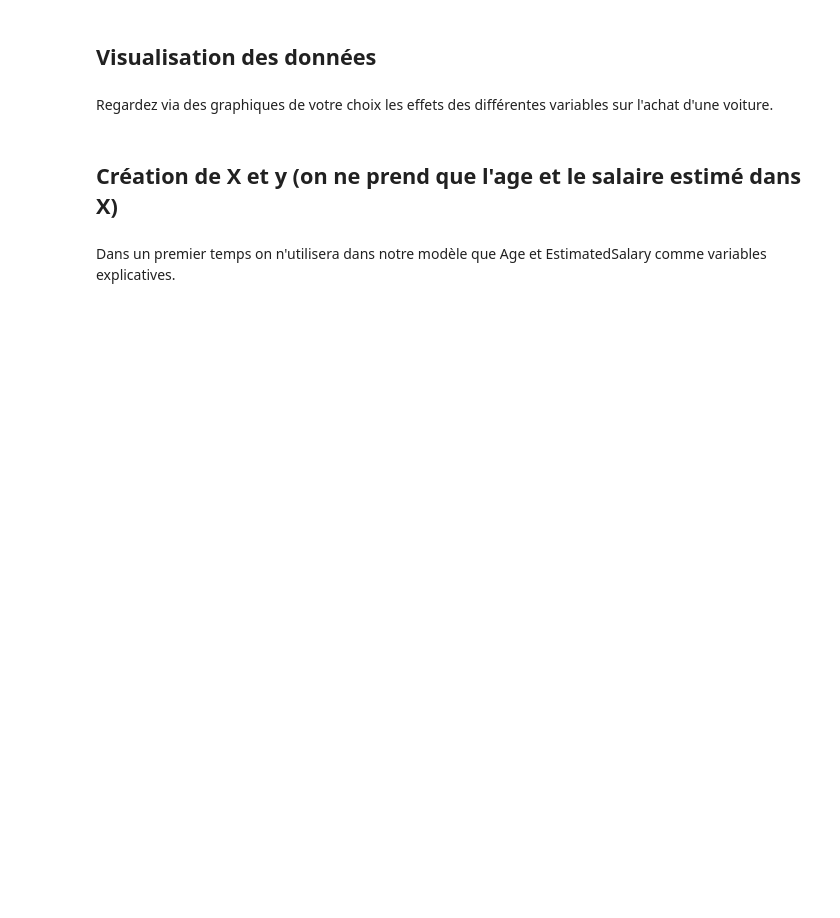
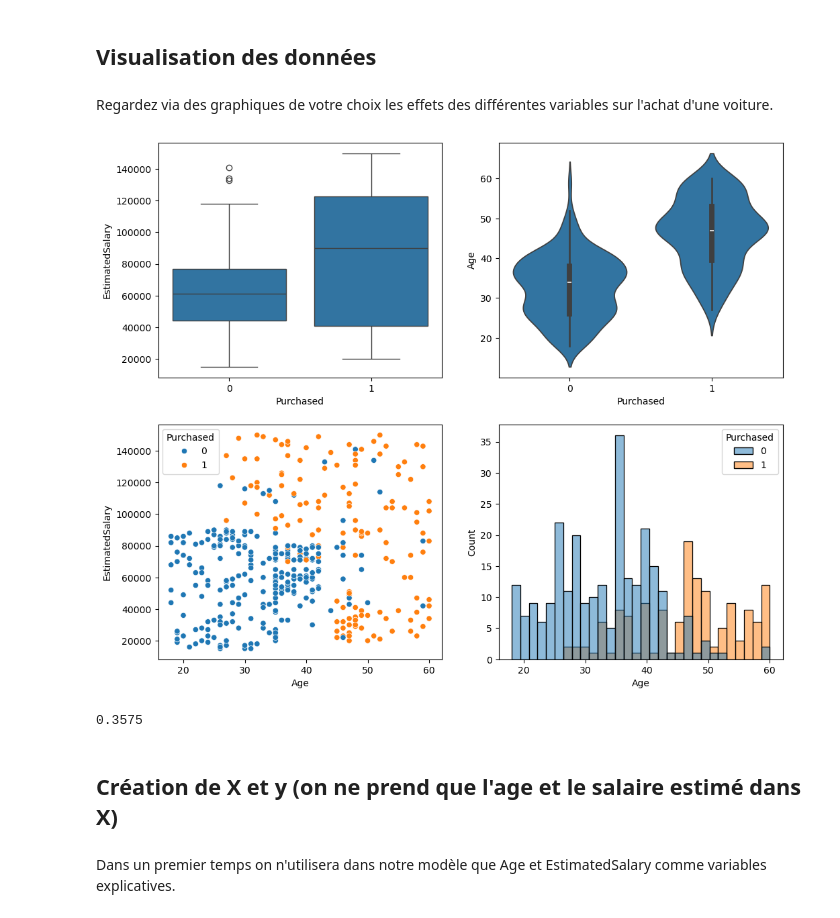
Before and after one commit to louiskuhn/IA-P3-Euskadi, a Jupyter notebook: Ressources/Machine Learning/Régression logistique/2. La régression logistique Visualisation 2D.ipynb, the cells around one changed output. Cells and saved outputs as stored; diff of their text form; code cells hidden in the pictures; blank space fills up the shorter version.

```diff
--- a/Ressources/Machine Learning/Régression logistique/2. La régression logistique Visualisation 2D.ipynb
+++ b/Ressources/Machine Learning/Régression logistique/2. La régression logistique Visualisation 2D.ipynb
@@ -7,2 +17,5 @@ Charger le fichier Social_Network_Ads.csv et regarder ce qu'il contient.
 # %% [markdown]
 ## Import des données
+# %%
+df = pd.read_csv('data/Social_Network_Ads.csv').drop('User ID', axis=1)
+df
@@ -10,6 +37,19 @@ Charger le fichier Social_Network_Ads.csv et regarder ce qu'il contient.
 ## Visualisation des données
 # %% [markdown]
 Regardez via des graphiques de votre choix les effets des différentes variables sur l'achat d'une voiture.
+# %%
+fig, ax = plt.subplots(2,2, figsize=(12,10))
+sns.boxplot(data=df, x='Purchased', y='EstimatedSalary', ax=ax[0,0])
+sns.violinplot(data=df, x='Purchased', y='Age', ax=ax[0,1])
+sns.scatterplot(data=df, x='Age', y='EstimatedSalary', hue='Purchased', ax=ax[1,0])
+sns.histplot(data=df, x='Age', hue='Purchased', bins=30, ax=ax[1,1])
+plt.show()
+# %% [output]
+[figure, added]
+# %%
+df.Purchased.sum()/df.shape[0]
+# %% [output]
+0.3575
 # %% [markdown]
 ## Création de X et y (on ne prend que l'age et le salaire estimé dans X)
 # %% [markdown]
```
Also changed, not shown: parts of 19 cells of this notebook, 2 other files.
